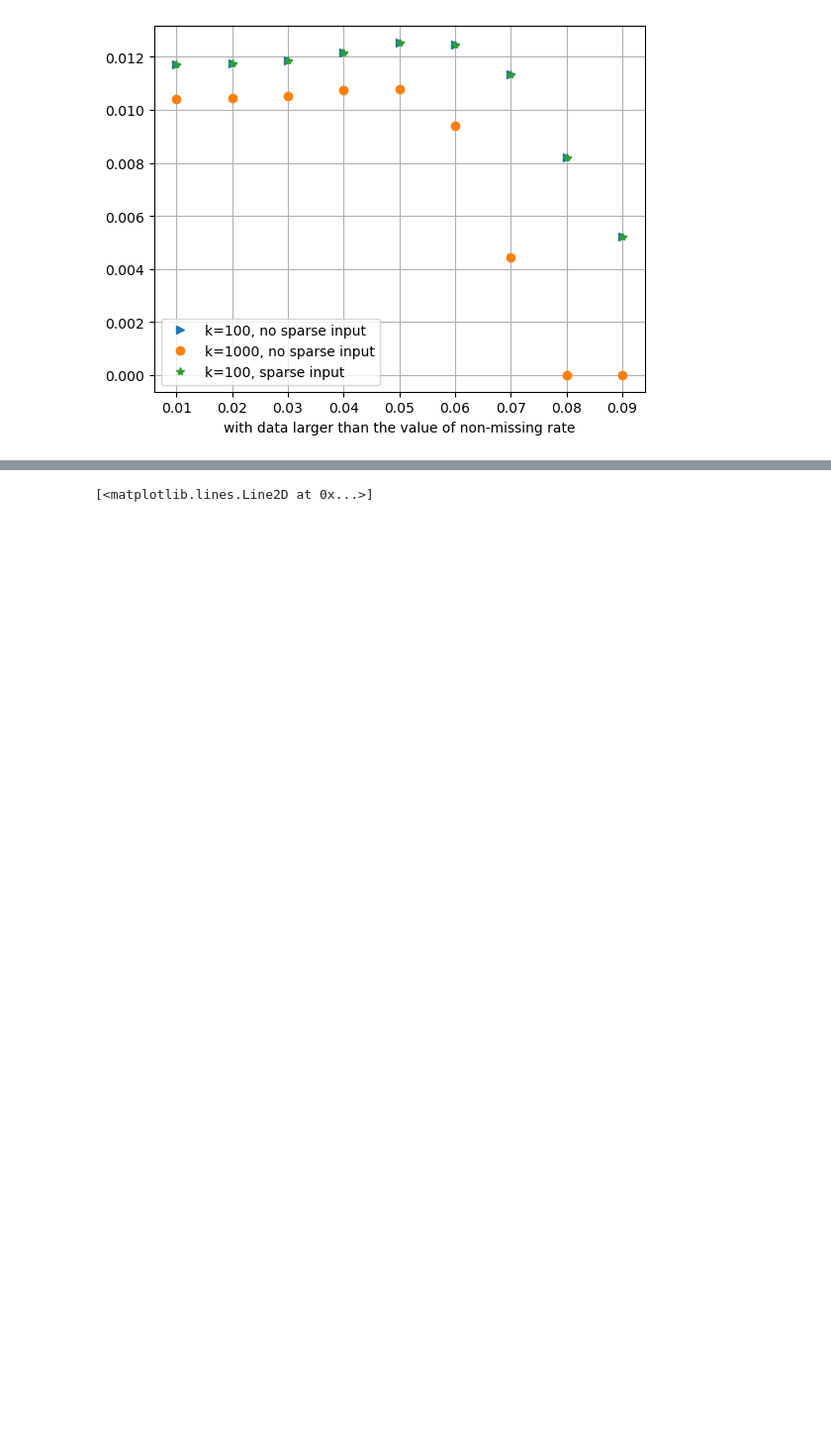
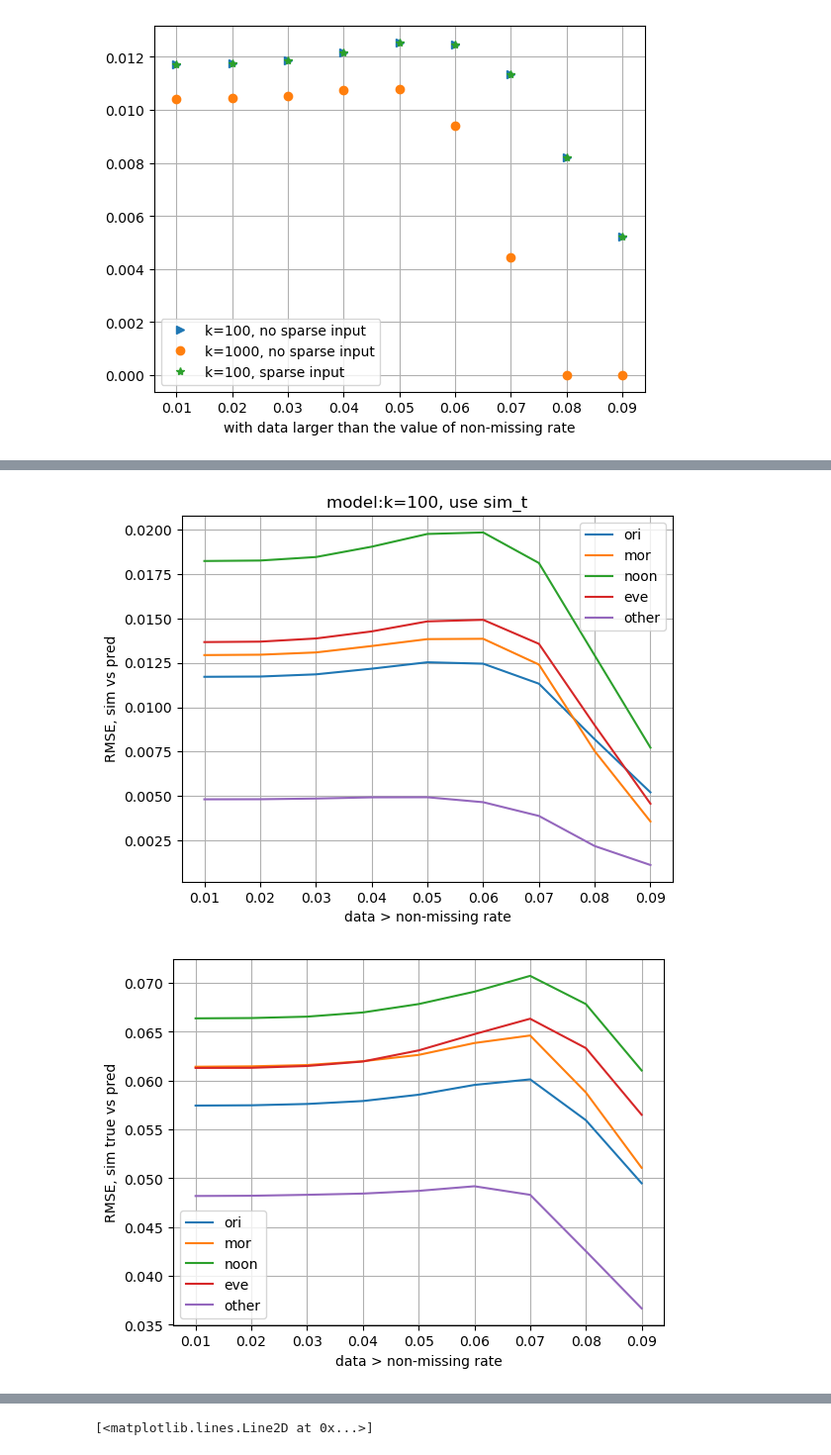
Before and after one commit to Yiran6/app_baseddata_processing, a Jupyter notebook: app_based_algorithm_test.ipynb, the cells around one changed output, grey strips where cells are left out. Shown at 99% size. Drawn from its saved outputs; the diff is of its cells as text; code cells hidden in the pictures; blank space fills up the shorter version.

```diff
--- a/app_based_algorithm_test.ipynb
+++ b/app_based_algorithm_test.ipynb
@@ -1424,0 +1638,5 @@ plot_paras(result_para_dict_simt, x_val, 10, 'sim_t')
+# %%
+plot_paras(result_para_dict_simt_100, x_val_simt, 100, 'sim_t', ypop_simt)
+# %% [output]
+[figure, added]
+[figure, added]
```
Also changed, not shown: parts of 34 cells of this notebook.
